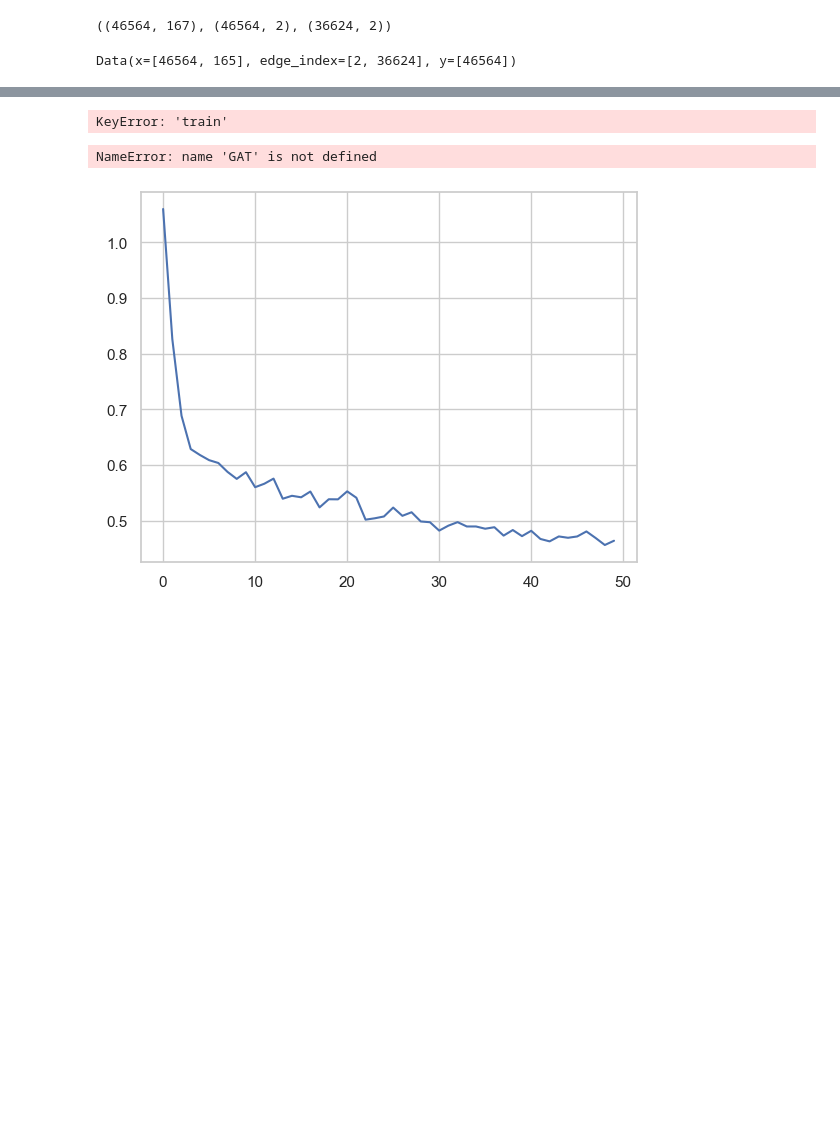
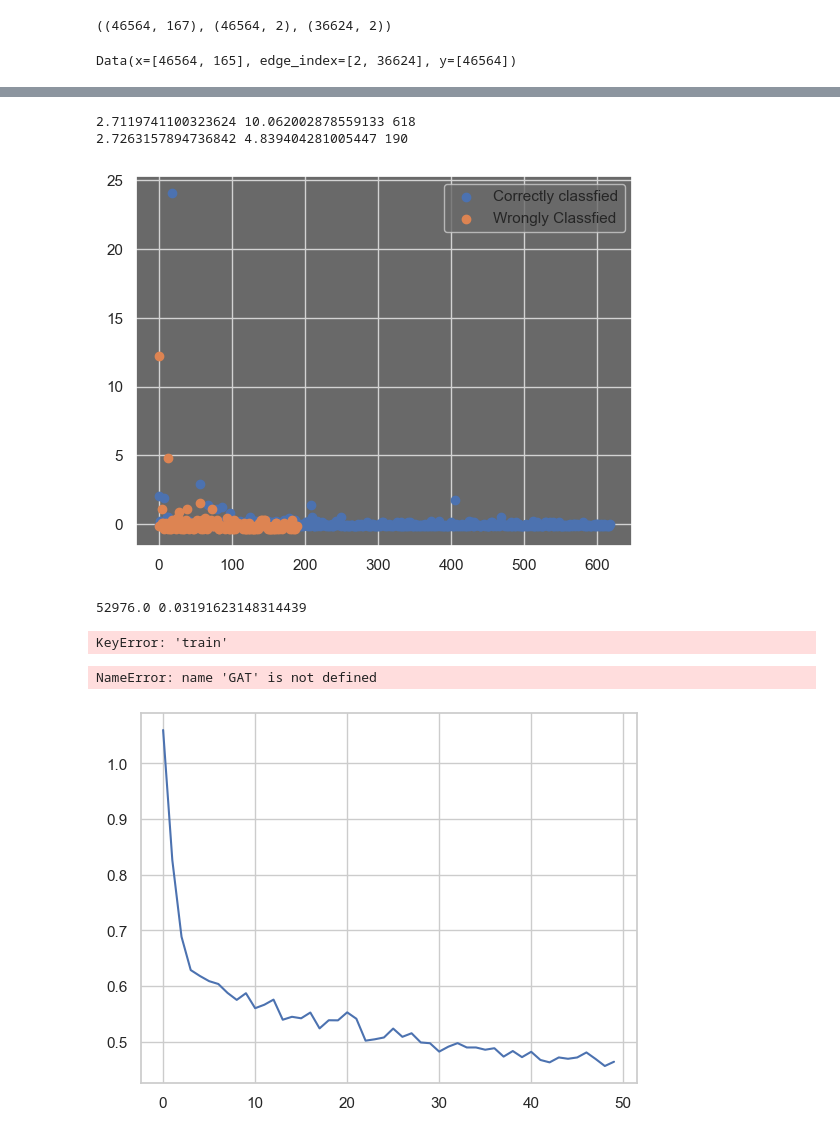
Before and after one commit to CachoobiDoobi/Anti-Money-Laundering-GNNs, a Jupyter notebook: Elliptic/main.ipynb, the cells around one changed output, grey strips where cells are left out. Saved outputs shown, nothing was run; the diff lists cells and outputs as text; code cells hidden in the pictures; blank space fills up the shorter version.

```diff
--- a/Elliptic/main.ipynb
+++ b/Elliptic/main.ipynb
@@ -146 +176,37 @@ nx.draw_networkx(g)
+# %%
+import numpy as np
+
+degree_correct = []
+degree_wrong = []
+for node in c:
+    try:
+        degree_correct.append(G.degree(node))
+    except:
+        continue
+for node in w:
+    try:
+        degree_wrong.append(G.degree(node))
+    except:
+        continue
+print(np.mean(degree_correct), np.std(degree_correct), len(degree_correct))
+print(np.mean(degree_wrong),np.std(degree_wrong), len(degree_wrong))
+
+normalized_correct = (np.array(degree_correct) - np.mean(degree_correct)) / np.std(degree_correct)
+normalized_wrong = (np.array(degree_wrong) - np.mean(degree_wrong)) / np.std(degree_wrong)
+
+plt.scatter(np.arange(len(degree_correct)), normalized_correct, label="Correctly classfied")
+plt.scatter(np.arange(len(degree_wrong)), normalized_wrong, label="Wrongly Classfied")
+plt.legend()
+plt.show()
+# %% [output]
+2.7119741100323624 10.062002878559133 618
+2.7263157894736842 4.839404281005447 190
+[figure, added]
+# %%
+from scipy.stats import mannwhitneyu, ttest_ind, wilcoxon
+
+U1, p = mannwhitneyu(degree_correct, degree_wrong, method="auto",  alternative="two-sided")
+print(U1, p)
+# %% [output]
+52976.0 0.03191623148314439
 # %%
```
Also changed, not shown: parts of 9 cells of this notebook, 1 other file.
